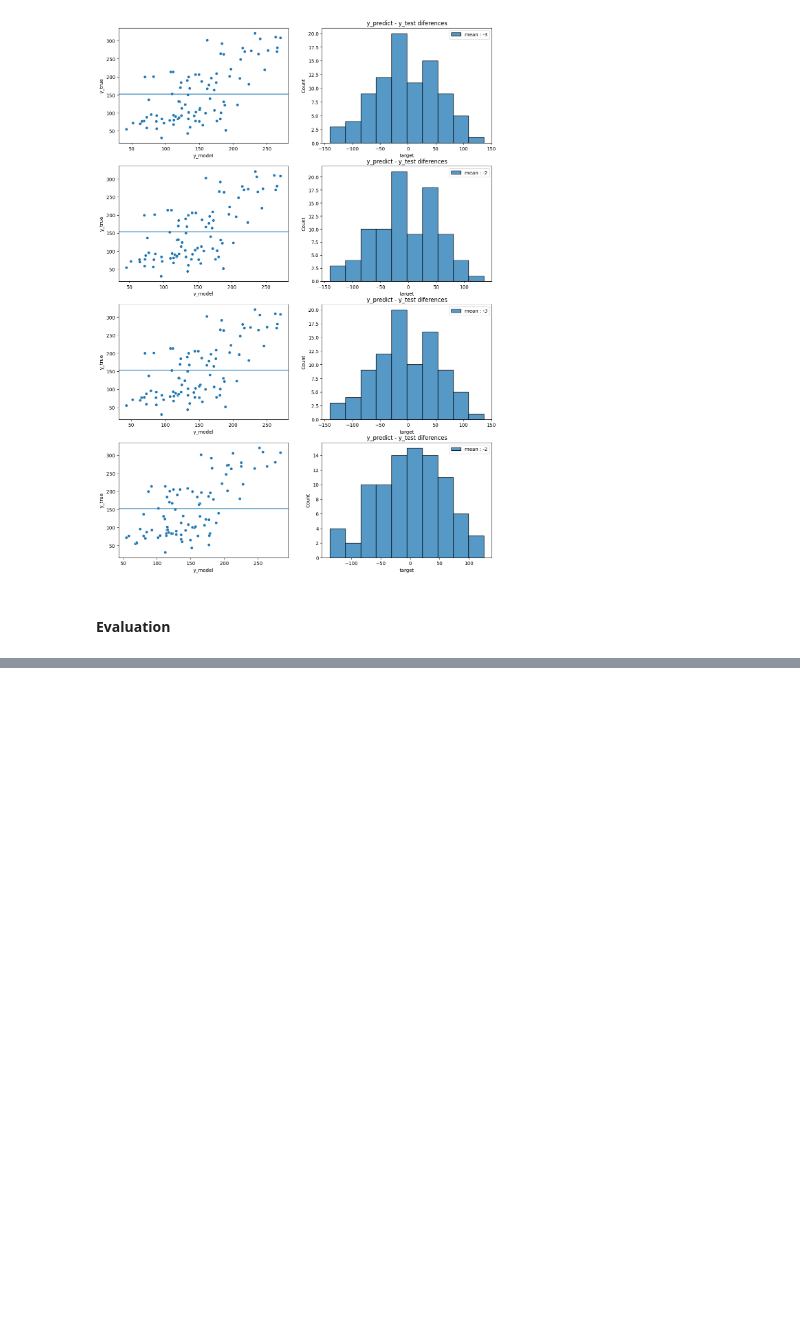
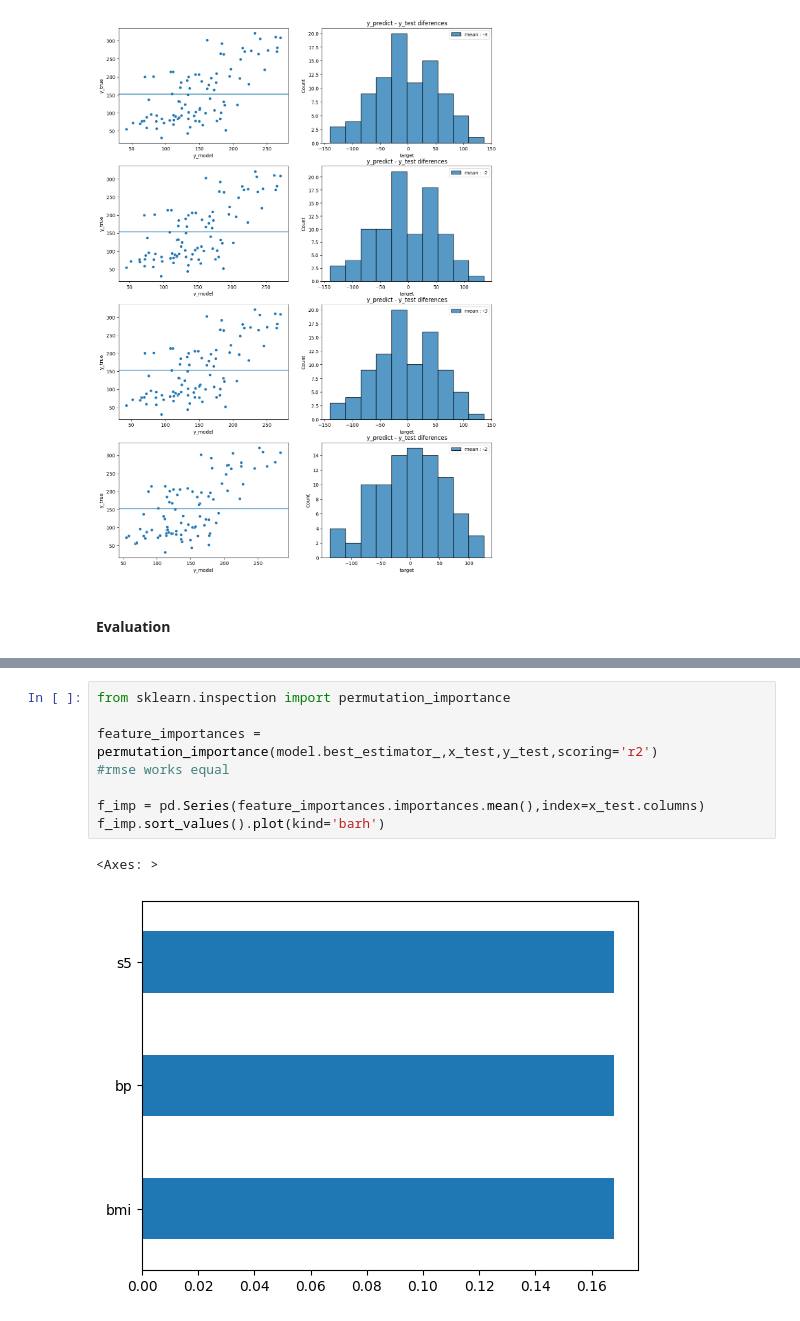
Before and after one commit to roossqg/-Data-Science-Hub, a Jupyter notebook: Models_and_Data/Math_teory/diabetes.ipynb, the cells around one changed output, grey strips where cells are left out. Cells and saved outputs as stored; diff of their text form; blank space fills up the shorter version.

```diff
--- a/Models_and_Data/Math_teory/diabetes.ipynb
+++ b/Models_and_Data/Math_teory/diabetes.ipynb
@@ -633,0 +755,11 @@ plt.show()
+# %%
+from sklearn.inspection import permutation_importance
+
+feature_importances = permutation_importance(model.best_estimator_,x_test,y_test,scoring='r2')
+#rmse works equal
+
+f_imp = pd.Series(feature_importances.importances.mean(),index=x_test.columns)
+f_imp.sort_values().plot(kind='barh')
+# %% [output]
+<Axes: >
+[figure, added]
```
Also changed, not shown: parts of 21 cells of this notebook.
